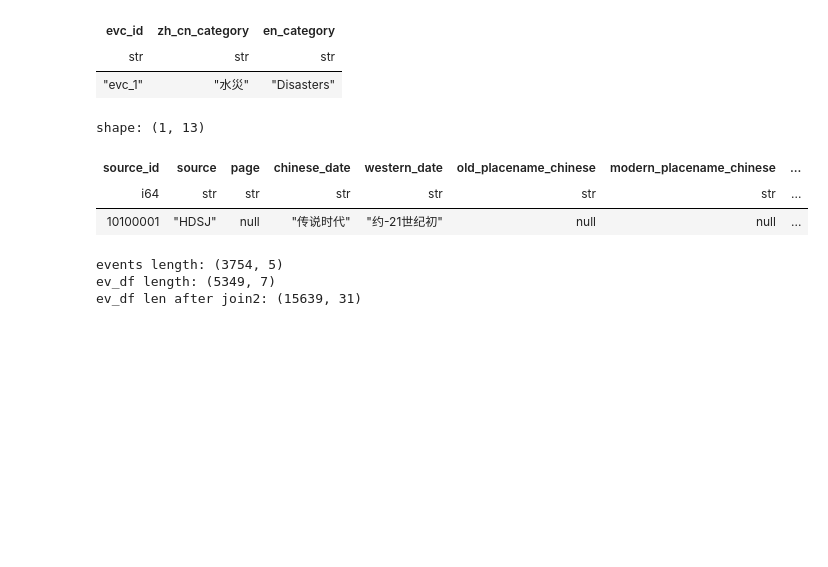
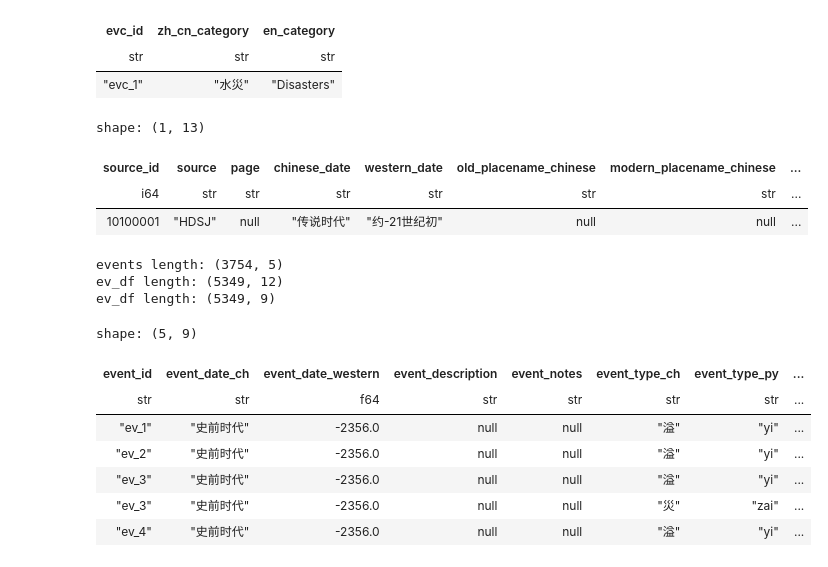
Before and after one commit to YellowRiverDatabase/geodata, a Jupyter notebook: atlas_data/data_to_events_json.ipynb, the cells around one changed output. Drawn from its saved outputs; the diff is of its cells as text; code cells hidden in the pictures; blank space fills up the shorter version.

```diff
--- a/atlas_data/data_to_events_json.ipynb
+++ b/atlas_data/data_to_events_json.ipynb
@@ -281,18 +281,45 @@ shape: (1, 13)
 # %%
 print(f"events length: {events.shape}")
 ev_df = events.join(events_to_types, on="event_id", how="left", suffix="_ett")
-ev_df = ev_df.unique(keep="first")
+ev_df = ev_df.join(event_types, on="event_type_id", how="left")
 print(f"ev_df length: {ev_df.shape}")
-ev_df = ev_df.join(events_to_places, on="event_id", how="left", suffix="_etp")
-
-ev_df = ev_df.unique(keep="first")
-ev_df = ev_df.join(events_to_sources, on="event_id", how="left")
-ev_df = ev_df.join(sources, on="source_id", how="left")
-ev_df = ev_df.join(event_types, on="event_type_id", how="left")
-ev_df = ev_df.unique(subset=["event_id", "western_date", "place_id", "en_type"])
-ev_df = ev_df.join(event_cats, on="evc_id", how="left", suffix="_cat")
-print(f"ev_df len after join2: {ev_df.shape}")
+# wanted columsn from event_types: zh_ch_title,	en_title, en_type
+# wanted columns from events: event_id	ch_date	western_date	description	notes
+ev_df = ev_df.select(
+    [
+        "event_id",
+        "ch_date",
+        "western_date",
+        "description",
+        "notes",
+        "zh_ch_title",
+        "en_title",
+        "evc_id",
+        "en_type",
+    ]
+)
+ev_df = ev_df.rename(
+    {
+        "ch_date": "event_date_ch",
+        "western_date": "event_date_western",
+        "description": "event_description",
+        "notes": "event_notes",
+        "zh_ch_title": "event_type_ch",
+        "en_title": "event_type_py",
+        "en_type": "event_type_en",
+    }
+)
+print(f"ev_df length: {ev_df.shape}")
+ev_df.head()
 # %% [output]
 events length: (3754, 5)
-ev_df length: (5349, 7)
-ev_df len after join2: (15639, 31)
+ev_df length: (5349, 12)
+ev_df length: (5349, 9)
+shape: (5, 9)
+| event_id | event_date_ch | event_date_western | event_description | event_notes | event_type_ch | event_type_py | ... |
+| str | str | f64 | str | str | str | str | ... |
+| "ev_1" | "史前时代" | -2356.0 | null | null | "溢" | "yi" | ... |
+| "ev_2" | "史前时代" | -2356.0 | null | null | "溢" | "yi" | ... |
+| "ev_3" | "史前时代" | -2356.0 | null | null | "溢" | "yi" | ... |
+| "ev_3" | "史前时代" | -2356.0 | null | null | "災" | "zai" | ... |
+| "ev_4" | "史前时代" | -2356.0 | null | null | "溢" | "yi" | ... |
```
Also changed, not shown: parts of 15 cells of this notebook.
